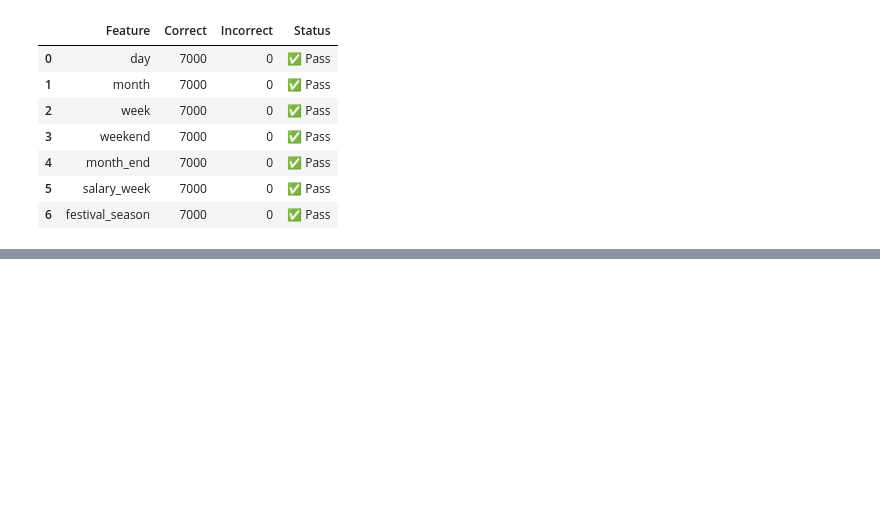
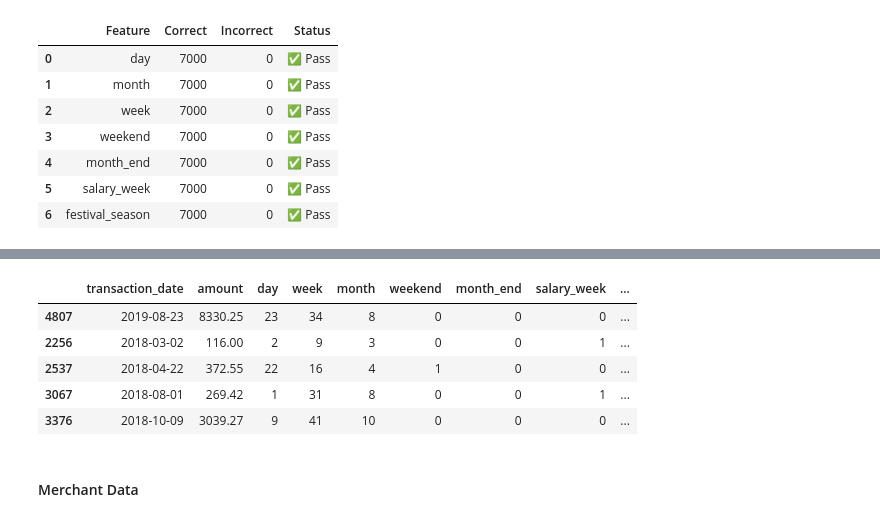
Before and after one commit to SatheMonika04/AI-Financial-Wellness-Coach, a Jupyter notebook: Feature_Engineering/adv_feature_engineering_m.ipynb, the cells around one changed output, grey strips where cells are left out. Saved outputs shown, nothing was run; the diff lists cells and outputs as text; code cells hidden in the pictures; blank space fills up the shorter version.

```diff
--- a/Feature_Engineering/feature_engineering_m.ipynb
+++ b/Feature_Engineering/adv_feature_engineering_m.ipynb
@@ -850,0 +880,20 @@ validation_report
+# %%
+payment_mapping = {
+    "upi": "UPI",
+    "Upi": "UPI",
+    "UPI": "UPI",
+    "imps": "IMPS",
+    "Imps": "IMPS",
+    "IMPS": "IMPS",
+    "neft": "NEFT",
+    "Neft": "NEFT",
+    "NEFT": "NEFT"
+}
+
+df["payment_method"] = (
+    df["payment_method"]
+    .replace(payment_mapping)
+)
+# %%
+for col in categorical_features:
+    print(sorted(df[col].unique()))
@@ -850,0 +903,7 @@ validation_report
+# %%
+for col in categorical_features:
+    df[col] = (
+        df[col]
+        .str.strip()
+        .str.title()
+    )
@@ -850,0 +987,14 @@ validation_report
+# %%
+forecast_df = df[
+    [
+        "transaction_date",
+        "amount",
+        "day",
+        "week",
+        "month",
+        "weekend",
+        "month_end",
+        "salary_week",
+        "festival_season"
+    ]
+].copy()
@@ -850,0 +1020,9 @@ validation_report
+# %%
+forecast_df.sample(5)
+# %% [output]
+|  | transaction_date | amount | day | week | month | weekend | month_end | salary_week | ... |
+| 4807 | 2019-08-23 | 8330.25 | 23 | 34 | 8 | 0 | 0 | 0 | ... |
+| 2256 | 2018-03-02 | 116.00 | 2 | 9 | 3 | 0 | 0 | 1 | ... |
+| 2537 | 2018-04-22 | 372.55 | 22 | 16 | 4 | 1 | 0 | 0 | ... |
+| 3067 | 2018-08-01 | 269.42 | 1 | 31 | 8 | 0 | 0 | 1 | ... |
+| 3376 | 2018-10-09 | 3039.27 | 9 | 41 | 10 | 0 | 0 | 0 | ... |
@@ -850,0 +1034,2 @@ validation_report
+# %% [markdown]
+#### Merchant Data
```
Also changed, not shown: parts of 22 cells of this notebook, 4 other files.
